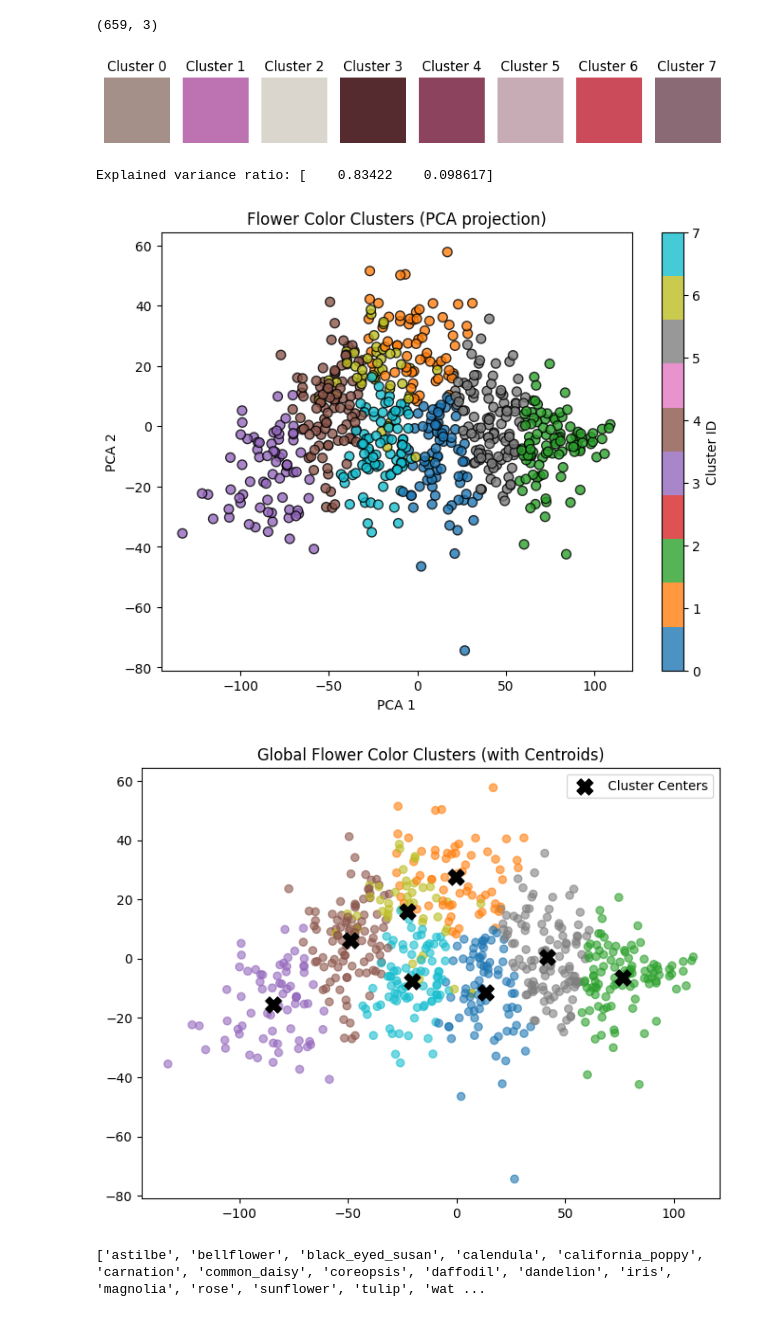
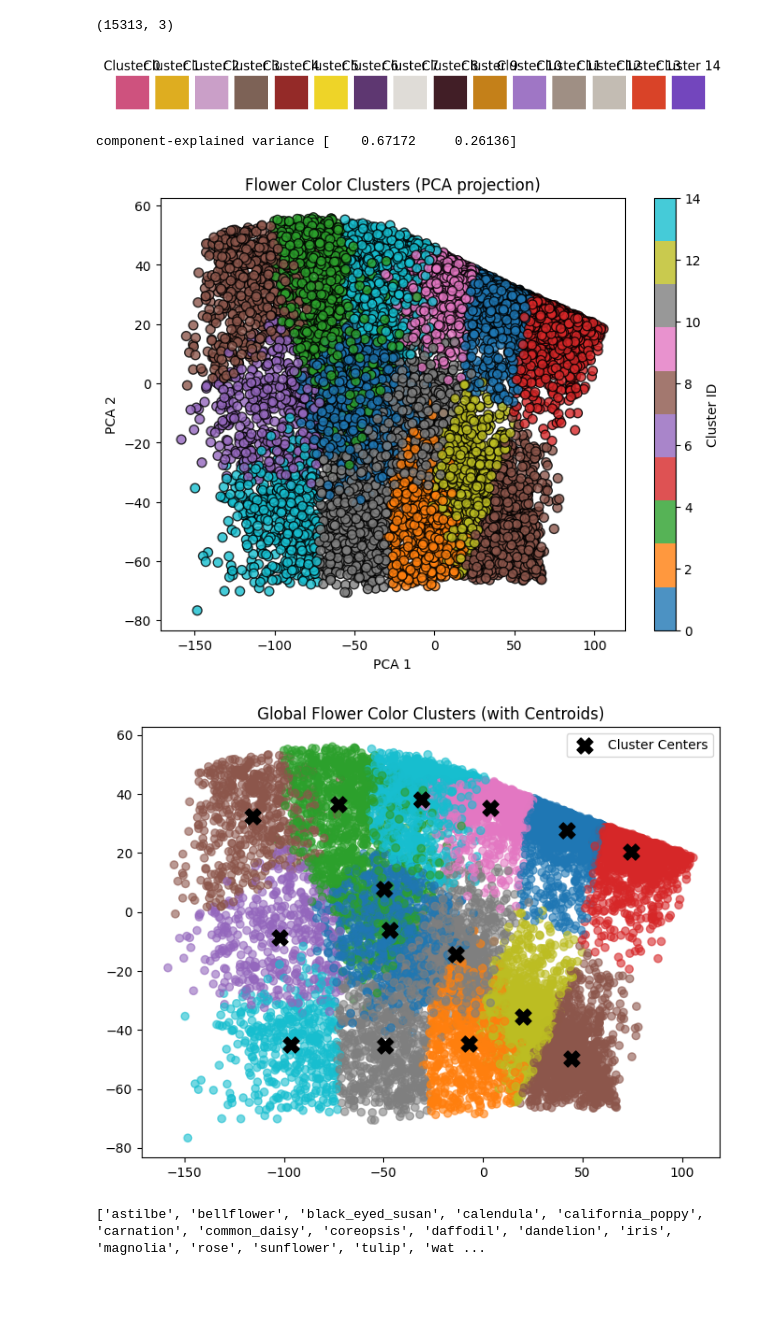
Before and after one commit to eoconn25/group_project_CS6422, a Jupyter notebook: model_training/data/organize_data.ipynb, the cells around one changed output. Saved outputs shown, nothing was run; the diff lists cells and outputs as text; code cells hidden in the pictures; blank space fills up the shorter version.

Commit message:
clustering across all 15k

```diff
--- a/model_training/data/organize_data.ipynb
+++ b/model_training/data/organize_data.ipynb
@@ -28,7 +28,7 @@ def segment_flower(image_path, model, name):
     #print(img_rgb.min(), img_rgb.max(), img_rgb.dtype)
 
     # predict result
-    results = model.predict(img_tensor, conf=0.05, save=False, show=True)
+    results = model.predict(img_tensor, conf=0.05, save=False, show=False, verbose=False)
     r = results[0]
 
     # if we don't find any boxes - we want to be able to flag it and return some kind of error
@@ -36,7 +36,7 @@ def segment_flower(image_path, model, name):
     if len(r.boxes) == 0:
         print("No flowers here, fam")
         error = True
-        return None, None, None, None
+        return None, None, None, error
 
     # identify highest scoring mask
     scores = r.boxes.conf.cpu().numpy()
@@ -184,18 +184,16 @@ for i in range(len(image_paths)):
         #print(image_name)
         #print(mask_path)
         #print(species)
-        if error == None:
+        if error == True:
+            csv_writer_err.writerow([image_path, mask_path, species, dominant_lab])
             continue
-        dominant_lab = dominant_color(k, flower, binary_mask)
+        else:
+            dominant_lab = dominant_color(k, flower, binary_mask)
+            dominant_colors.append(dominant_lab)
+            csv_writer.writerow([image_path, mask_path, species, dominant_lab])
 
-        if error == False:
-            csv_writer.writerow([image_path, mask_path, species, dominant_lab])
-        else:
-            csv_writer_err.writerow([image_path, mask_path, species, dominant_lab])
-
-        dominant_colors.append(dominant_lab)
         #break
-    break
+    #break
 
 images.close()
 empty_images.close()
@@ -410,29 +269,29 @@ Speed: 2.1ms preprocess, 57.5ms inference, 10.9ms postprocess per image at shape
 # %%
 # we now have the dominant color from each image in our csv
 # we want to cluster across all images now to see color groups emerge!
 
 # make sure our list of dominant colors is ready for kmeans
 dominant_colors = np.array(dominant_colors)
 print(dominant_colors.shape)
 
 # cluster
-kmeans_global = KMeans(n_clusters=8, random_state=25).fit(dominant_colors)
+kmeans_global = KMeans(n_clusters=15, random_state=25).fit(dominant_colors)
 labels_global, centers_global = kmeans_global.labels_, kmeans_global.cluster_centers_
 
 # LAB to RGB for display
 centers_rgb = cv2.cvtColor(np.uint8(centers_global[np.newaxis, :, :]), cv2.COLOR_LAB2RGB)[0]
 
 plt.figure(figsize=(10,2))
 for i, color in enumerate(centers_rgb):
     patch = np.ones((50, 50, 3), dtype=np.uint8) * color
     plt.subplot(1, len(centers_rgb), i+1)
     plt.imshow(patch)
     plt.title(f"Cluster {i}")
     plt.axis('off')
 plt.show()
 # %% [output]
-(659, 3)
+(15313, 3)
-[figure, old version]
+[figure, new version]
 # %%
 # now we'll use PCA to reduce the dimensions of our clusters and visualize them
 from sklearn.decomposition import PCA
@@ -457,8 +316,8 @@ plt.ylabel("PCA 2")
 plt.colorbar(scatter, label="Cluster ID")
 plt.show()
 # %% [output]
-Explained variance ratio: [    0.83422    0.098617]
+component-explained variance [    0.67172     0.26136]
-[figure, old version]
+[figure, new version]
 # %%
 centers = kmeans_global.cluster_centers_
 centers_pca = pca.transform(centers)
@@ -470,7 +329,7 @@ plt.legend()
 plt.title("Global Flower Color Clusters (with Centroids)")
 plt.show()
 # %% [output]
-[figure, old version]
+[figure, new version]
 # %%
 ## old function
 def extract_flower_color(image_path):
```
Also changed, not shown: parts of 1 cell of this notebook.
